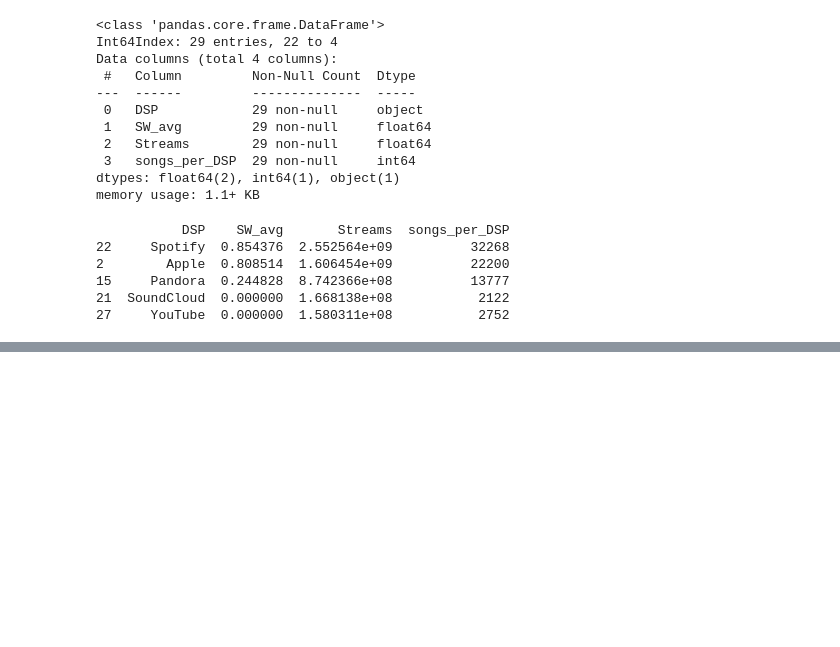
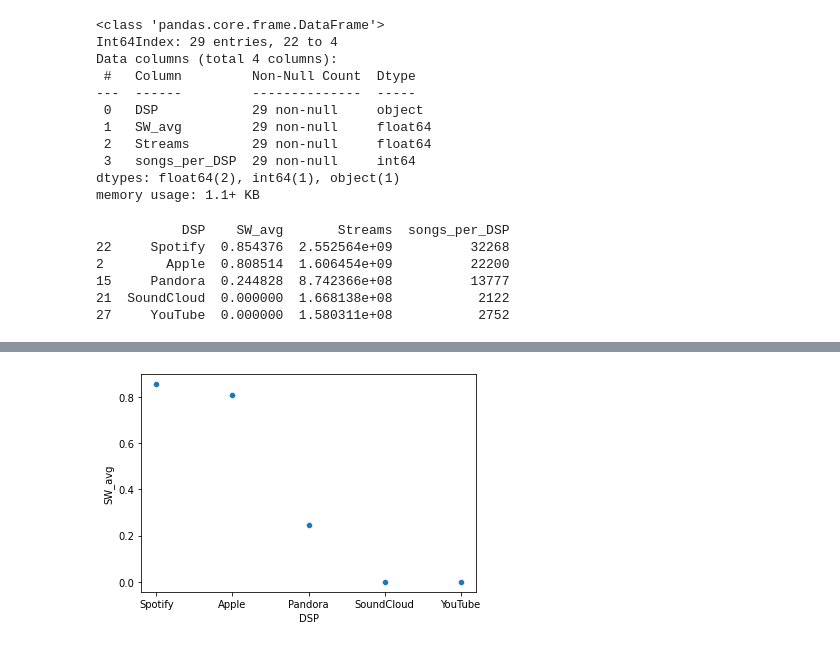
Before and after one commit to NSS-Data-Analytics-Cohort-6/mlc-project-nan-nagini, a Jupyter notebook: notebook/Cui_Weiyi_MLC.ipynb, the cells around one changed output, grey strips where cells are left out. Cells and saved outputs as stored; diff of their text form; code cells hidden in the pictures; blank space fills up the shorter version.

```diff
--- a/notebook/Cui_Weiyi_MLC.ipynb
+++ b/notebook/Cui_Weiyi_MLC.ipynb
@@ -531,0 +532,4 @@ ax = sns.barplot(x="DSP", y="SW_avg", data=top_5, palette=sns.color_palette("GnB
+# %%
+scatter= sns.scatterplot(data=top_5, x="DSP", y="SW_avg", palette=sns.color_palette("GnBu", 10))
+# %% [output]
+[figure, added]
```
Also changed, not shown: parts of 2 cells of this notebook.
